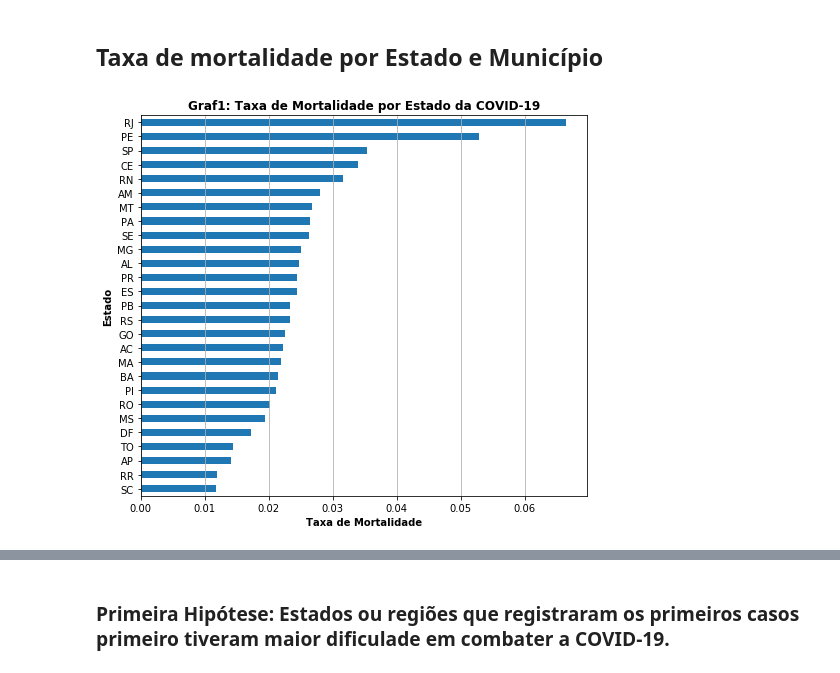
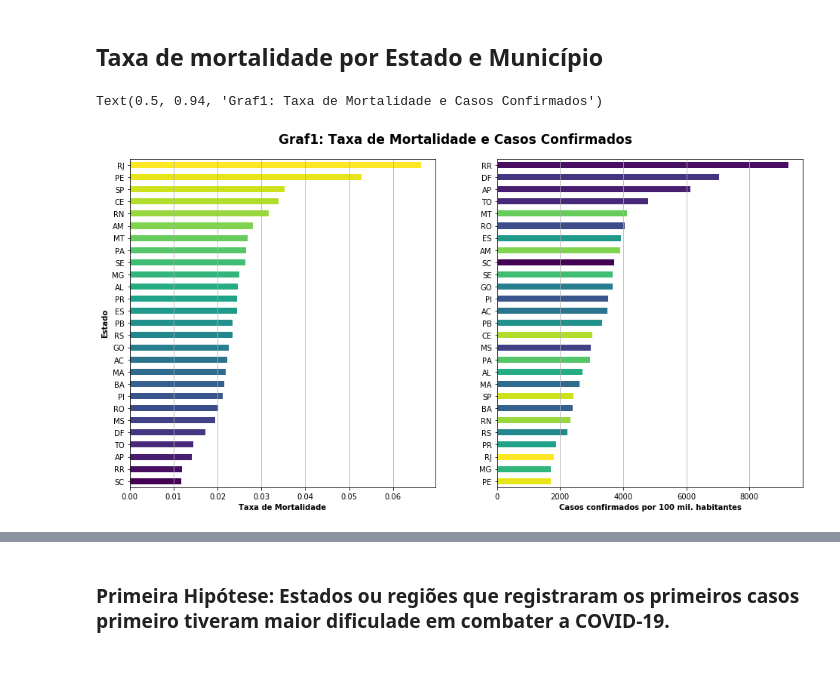
Before and after one commit to paulo-smcs/projetos_bootcamp_alura, a Jupyter notebook: Mod1/modulo1.ipynb, the cells around one changed output, grey strips where cells are left out. Saved outputs shown, nothing was run; the diff lists cells and outputs as text; code cells hidden in the pictures.

```diff
--- a/Mod1/modulo1.ipynb
+++ b/Mod1/modulo1.ipynb
@@ -27,24 +27,65 @@ df.head(5)
 | 4 | 2020-11-01 | AC | NaN | state | 30951 | 693 | 230 | False | ... |
 # %% [markdown]
 <h2>Taxa de mortalidade por Estado e Município</h2>
-# %%
-#Death rate by state
-
-df_death_rate=df[(df.state_line==1) & (df.is_last==True)][['state','death_rate']]
-
-ax=(df_death_rate
-    .sort_values(by='death_rate',ascending=True)
-    .plot(x='state',y='death_rate',kind='barh',figsize=(8,7)))
-
-ax.xaxis.grid(True)
-ax.get_legend().remove()
-
-ylabel=ax.set_xlabel('Taxa de Mortalidade',fontweight='bold')
-xlabel=ax.set_ylabel('Estado',fontweight='bold')
-title=ax.set_title('Graf1: Taxa de Mortalidade por Estado da COVID-19'
-    ,fontweight='bold'
-    ,fontsize='large')
-# %% [output]
-[figure, removed]
+# %%
+#Death rate by state
+
+import matplotlib.pyplot as plt
+from matplotlib import cm
+
+df_death_rate=df[(df.state_line==1) & (df.is_last==True)][['state','death_rate']]
+
+#colormap
+viridis = cm.get_cmap('viridis', len(df_death_rate))
+color_map=viridis.colors
+
+#plot_first_figure
+fig, axs = plt.subplots(1, 2, figsize=(16,8))
+
+ax=(df_death_rate
+    .sort_values(by='death_rate',ascending=True)
+    .plot(x='state',y='death_rate',kind='barh',ax=axs[0],color=color_map))
+
+#color dic
+dic_col={}
+
+for state,color in zip(df_death_rate.sort_values(by='death_rate',ascending=True)['state'],color_map):
+
+    dic_col[state]=color
+
+ax.xaxis.grid(True)
+ax.get_legend().remove()
+
+xlabel=ax.set_xlabel('Taxa de Mortalidade',fontweight='bold')
+ylabel=ax.set_ylabel('Estado',fontweight='bold')
+
+df_conf_rate=df[(df.state_line==1) & (df.is_last==True)][['state','confirmed_per_100k_inhabitants']]
+
+#New color map
+
+re_color=[]
+
+for state,i in zip(df_conf_rate.sort_values(by='confirmed_per_100k_inhabitants',ascending=True)['state']
+                                                                            ,range(len(df_death_rate))):
+
+     a=dic_col[state]
+     re_color.append(a)
+
+
+
+#plot second figure
+ax_1=(df_conf_rate
+    .sort_values(by='confirmed_per_100k_inhabitants',ascending=True)
+    .plot(x='state',y='confirmed_per_100k_inhabitants',kind='barh',ax=axs[1],color=re_color))
+
+ax_1.get_legend().remove()
+ax_1.set_ylabel('')
+ax_1.xaxis.grid(True)
+ax_1.set_xlabel('Casos confirmados por 100 mil. habitantes',fontweight='bold')
+
+plt.suptitle('Graf1: Taxa de Mortalidade e Casos Confirmados',y=0.94,fontweight='bold',fontsize=17)
+# %% [output]
+Text(0.5, 0.94, 'Graf1: Taxa de Mortalidade e Casos Confirmados')
+[figure, added]
 # %% [markdown]
 <p>Observamos acima que a taxa de mortalidade por estado varia consideravelmente, com o estado do Rio de Janeiro tendo uma taxa de mortalidade duas vezes maior que o Estado de São Paulo e <b> mais de seis vezes </b> o de Santa Catarina.</p>
```
Also changed, not shown: parts of 14 cells of this notebook.
